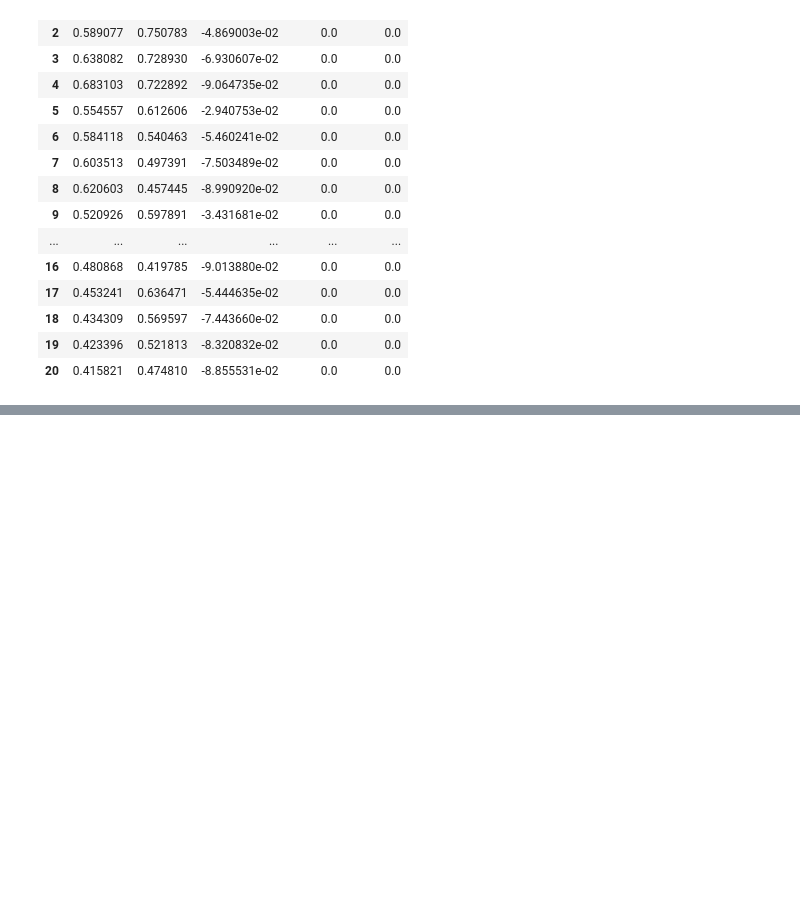
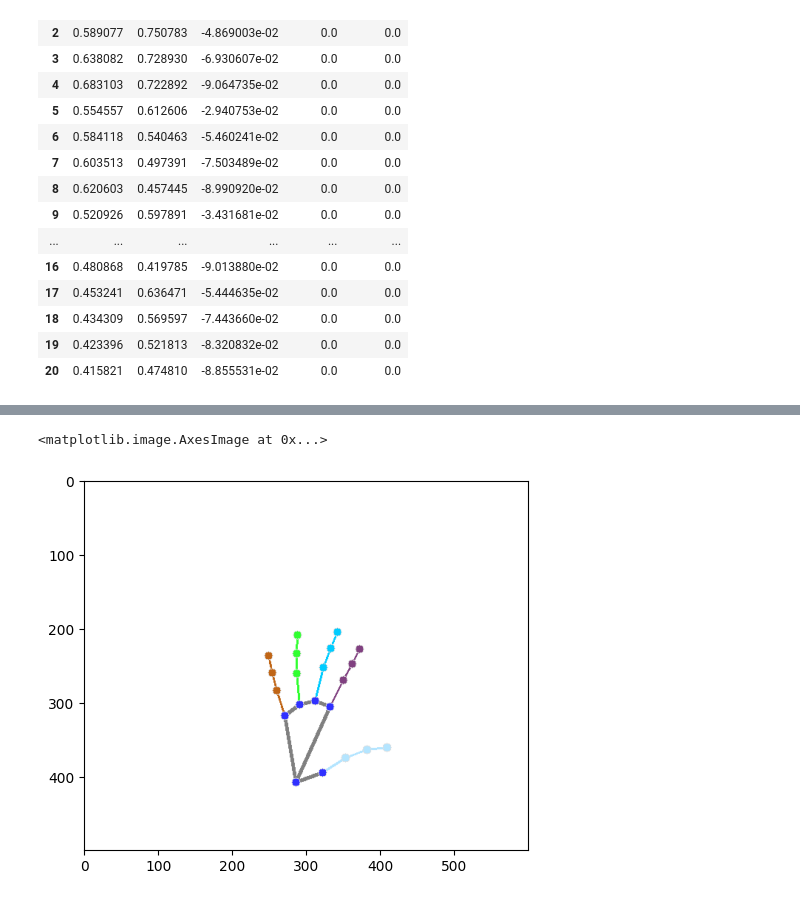
Before and after one commit to MrMond/ML_Project_Gestures, a Jupyter notebook: training/understand_data.ipynb, the cells around one changed output, grey strips where cells are left out. Cells and saved outputs as stored; diff of their text form; code cells hidden in the pictures; blank space fills up the shorter version.

```diff
--- a/training/understand_data.ipynb
+++ b/training/understand_data.ipynb
@@ -88,0 +96,31 @@ df
+# %%
+from mediapipe.framework.formats import landmark_pb2
+import mediapipe as mp
+import cv2
+import matplotlib.pyplot as plt
+import numpy as np
+
+img_dim = (500,600,3)
+img = np.ones(img_dim,dtype=np.uint8)*255
+# %%
+img_mp = img.copy()
+
+hand_landmarks_proto = landmark_pb2.NormalizedLandmarkList()
+hand_landmarks_proto.landmark.extend(
+    [
+        landmark_pb2.NormalizedLandmark(x=landmark.x, y=landmark.y, z=landmark.z)
+        for landmark in landmarks
+    ]
+)
+mp.solutions.drawing_utils.draw_landmarks(
+    img_mp,
+    hand_landmarks_proto,
+    mp.solutions.hands.HAND_CONNECTIONS,
+    mp.solutions.drawing_styles.get_default_hand_landmarks_style(),
+    mp.solutions.drawing_styles.get_default_hand_connections_style(),
+)
+
+plt.imshow(img_mp)
+# %% [output]
+<matplotlib.image.AxesImage at 0x...>
+[figure, added]
```
Also changed, not shown: parts of 2 cells of this notebook, 6 other files.
